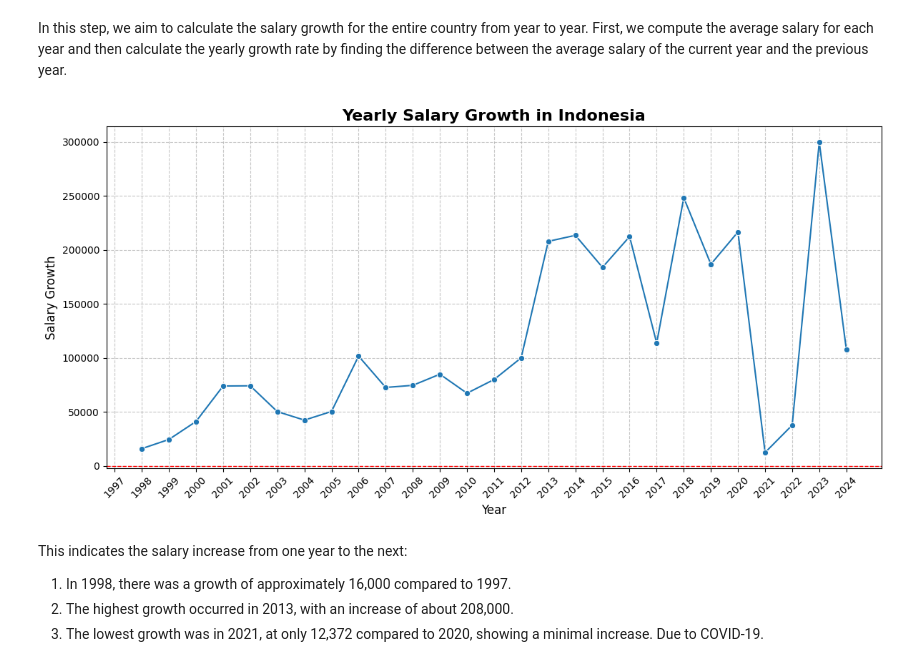
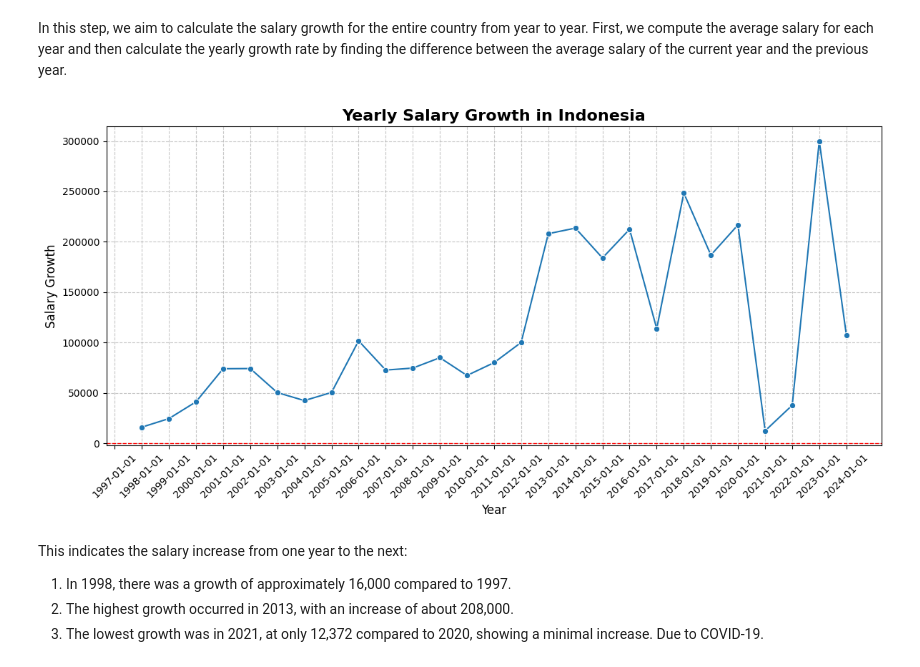
Before and after one commit to nbilasals/indonesia_salary_forecast, a Jupyter notebook: ump_indo_forecast.ipynb, the cells around one changed output. Saved outputs shown, nothing was run; the diff lists cells and outputs as text; code cells hidden in the pictures.

```diff
--- a/ump_indo_forecast.ipynb
+++ b/ump_indo_forecast.ipynb
@@ -480,30 +484,22 @@ In this step, we aim to calculate the salary growth for the entire country from
 # %%
 # Plotting salary growth
 plt.figure(figsize=(12, 6))
 sns.lineplot(data=avg, x='YEAR', y='growth', marker='o', palette="viridis")
 
 # Adding labels and title
 plt.title('Yearly Salary Growth in Indonesia', fontsize=16, fontweight='bold')
 plt.xlabel('Year', fontsize=12)
 plt.ylabel('Salary Growth', fontsize=12)
 
-# Adding gridlines for better readability
 plt.grid(visible=True, linestyle='--', alpha=0.7)
-
-# Highlight zero growth line
 plt.axhline(0, color='red', linestyle='--', linewidth=1)
-
-# Customize tick parameters
-# Convert 'YEAR' column to numeric
-# This assumes 'YEAR' contains values that can be converted to integers
-avg['YEAR'] = pd.to_numeric(avg['YEAR'])
 plt.xticks(avg['YEAR'], rotation=45, fontsize=10)
 plt.tight_layout()
 
 # Show the plot
 plt.show()
 # %% [output]
-[figure, old version]
+[figure, new version]
 # %% [markdown]
 This indicates the salary increase from one year to the next:
 
```
Also changed, not shown: parts of 26 cells of this notebook.
